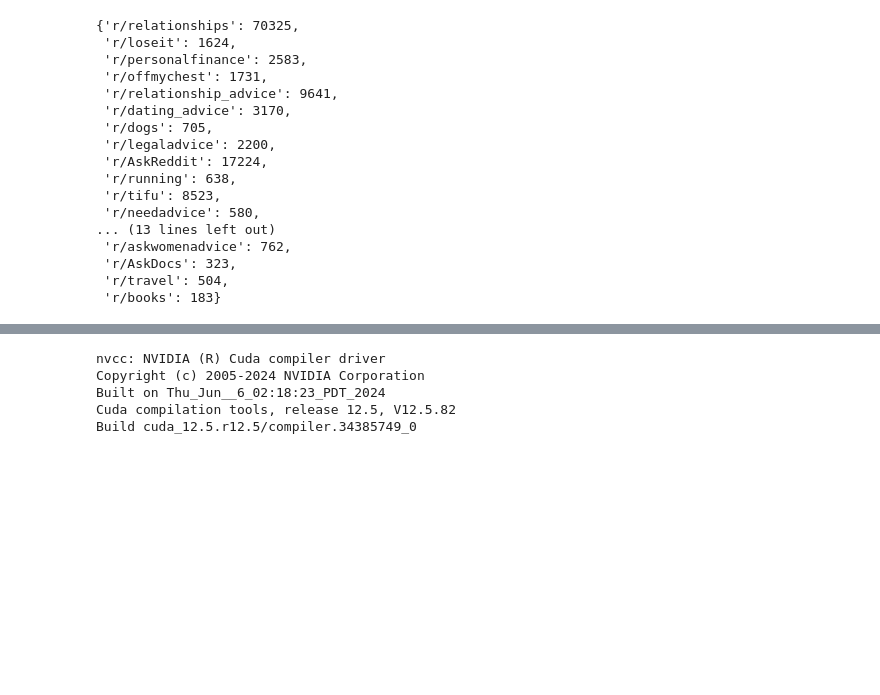
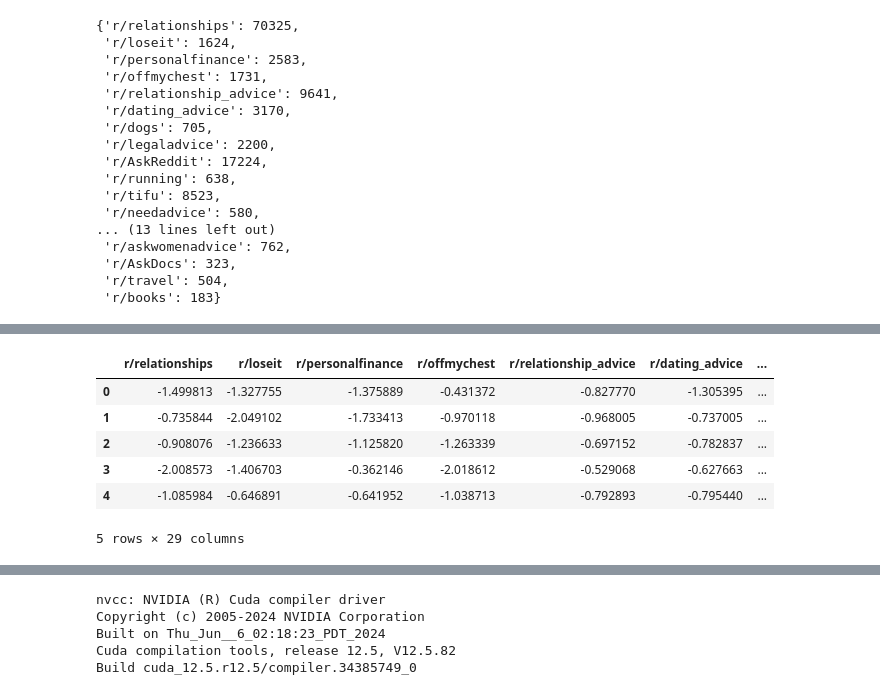
Before and after one commit to au-nlp/project-milestone-p2-group13, a Jupyter notebook: NLP (1).ipynb, the cells around one changed output, grey strips where cells are left out. Drawn from its saved outputs; the diff is of its cells as text; code cells hidden in the pictures; blank space fills up the shorter version.

```diff
--- a/NLP (1).ipynb
+++ b/NLP (1).ipynb
@@ -260,3 +184,13 @@ plt.show()
+# %%
+df
+# %% [output]
+|  | r/relationships | r/loseit | r/personalfinance | r/offmychest | r/relationship_advice | r/dating_advice | ... |
+| 0 | -1.499813 | -1.327755 | -1.375889 | -0.431372 | -0.827770 | -1.305395 | ... |
+| 1 | -0.735844 | -2.049102 | -1.733413 | -0.970118 | -0.968005 | -0.737005 | ... |
+| 2 | -0.908076 | -1.236633 | -1.125820 | -1.263339 | -0.697152 | -0.782837 | ... |
+| 3 | -2.008573 | -1.406703 | -0.362146 | -2.018612 | -0.529068 | -0.627663 | ... |
+| 4 | -1.085984 | -0.646891 | -0.641952 | -1.038713 | -0.792893 | -0.795440 | ... |
+5 rows × 29 columns
 # %%
 import torch
 print(torch.__version__)
```
Also changed, not shown: parts of 7 cells of this notebook, 1 other file.
